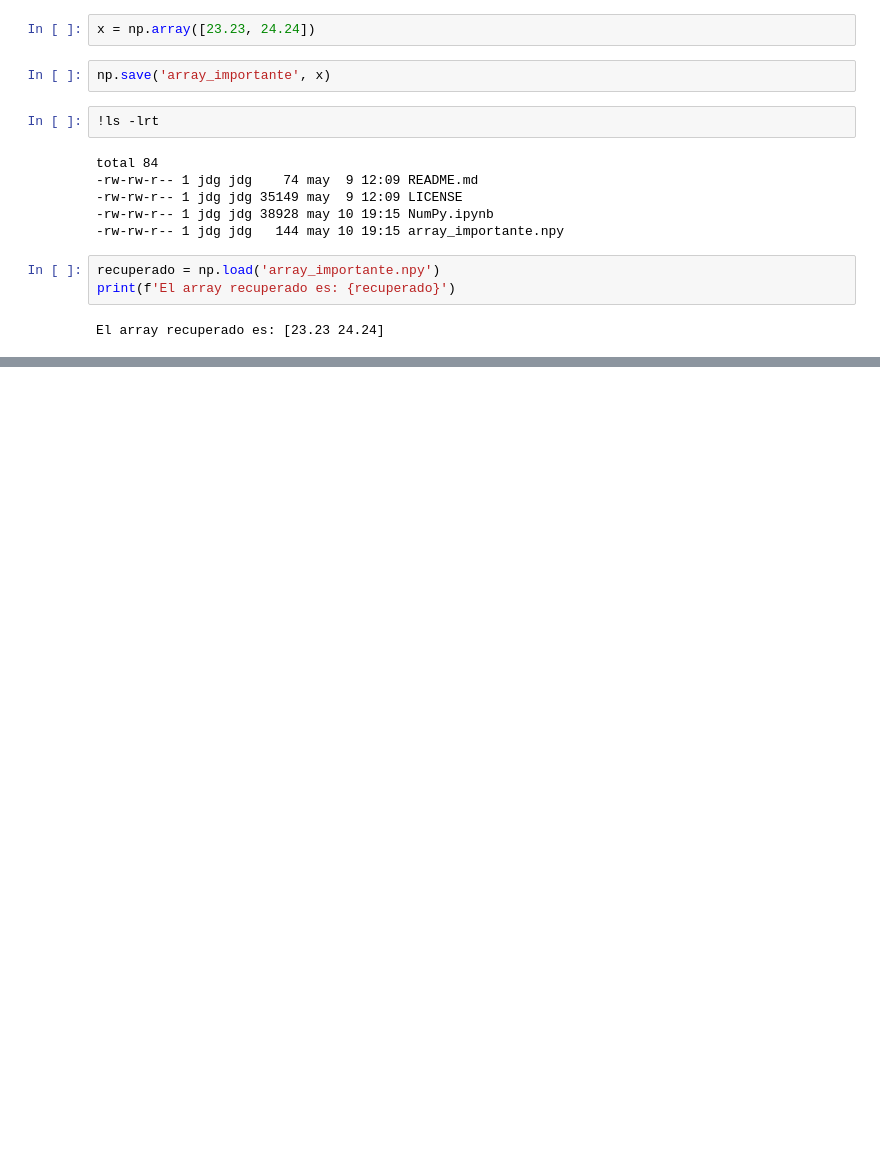
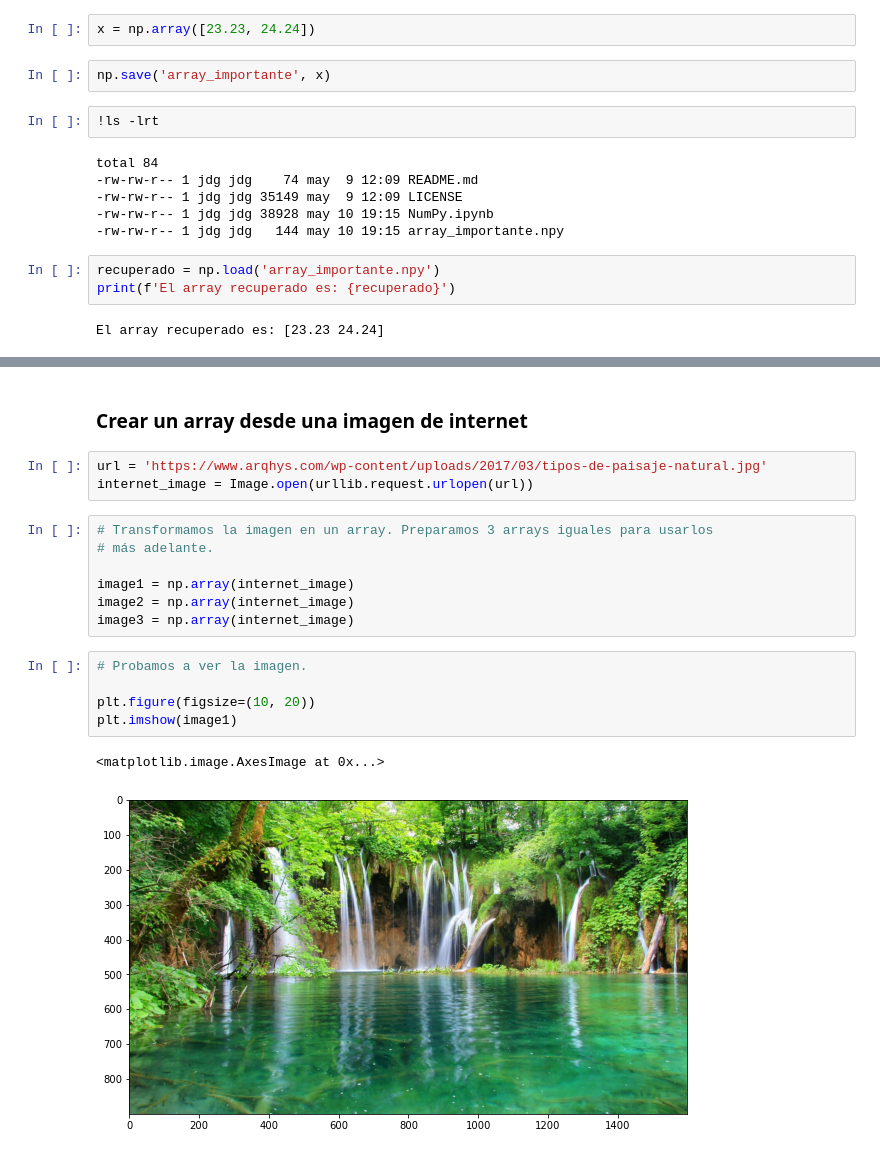
Before and after one commit to JavDomGom/machine-learning-y-redes-neuronales, a Jupyter notebook: NumPy.ipynb, the cells around one changed output, grey strips where cells are left out. Drawn from its saved outputs; the diff is of its cells as text; blank space fills up the shorter version.

Commit message:
Procesamiento de imagenes.

```diff
--- a/NumPy.ipynb
+++ b/NumPy.ipynb
@@ -747,0 +757,20 @@ El array recuperado es: [23.23 24.24]
+# %% [markdown]
+### Crear un array desde una imagen de internet
+# %%
+url = 'https://www.arqhys.com/wp-content/uploads/2017/03/tipos-de-paisaje-natural.jpg'
+internet_image = Image.open(urllib.request.urlopen(url))
+# %%
+# Transformamos la imagen en un array. Preparamos 3 arrays iguales para usarlos
+# más adelante.
+
+image1 = np.array(internet_image)
+image2 = np.array(internet_image)
+image3 = np.array(internet_image)
+# %%
+# Probamos a ver la imagen.
+
+plt.figure(figsize=(10, 20))
+plt.imshow(image1)
+# %% [output]
+<matplotlib.image.AxesImage at 0x...>
+[figure, added]
```
Also changed, not shown: parts of 14 cells of this notebook.
